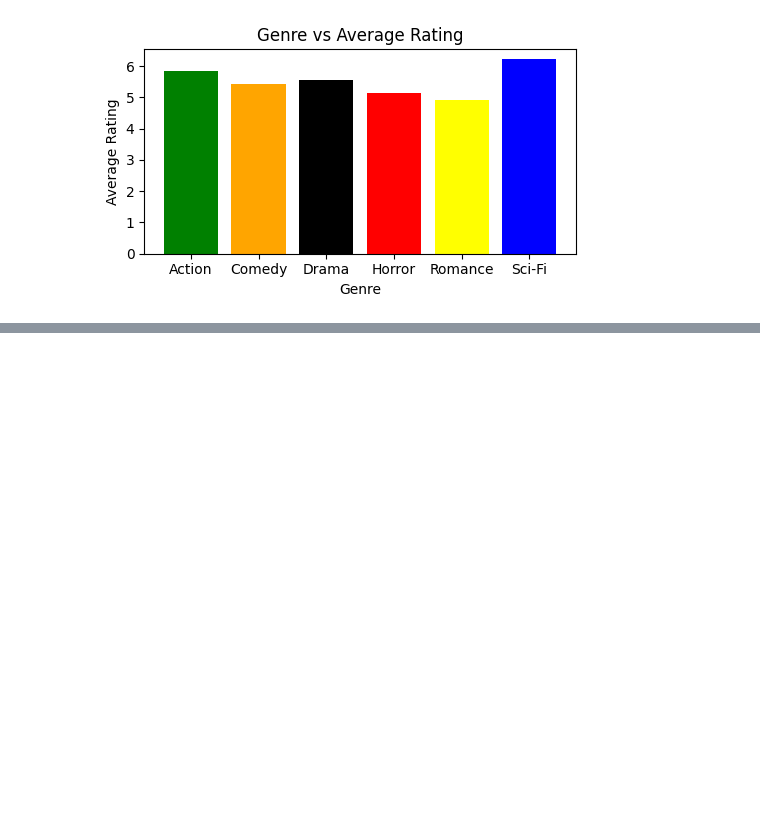
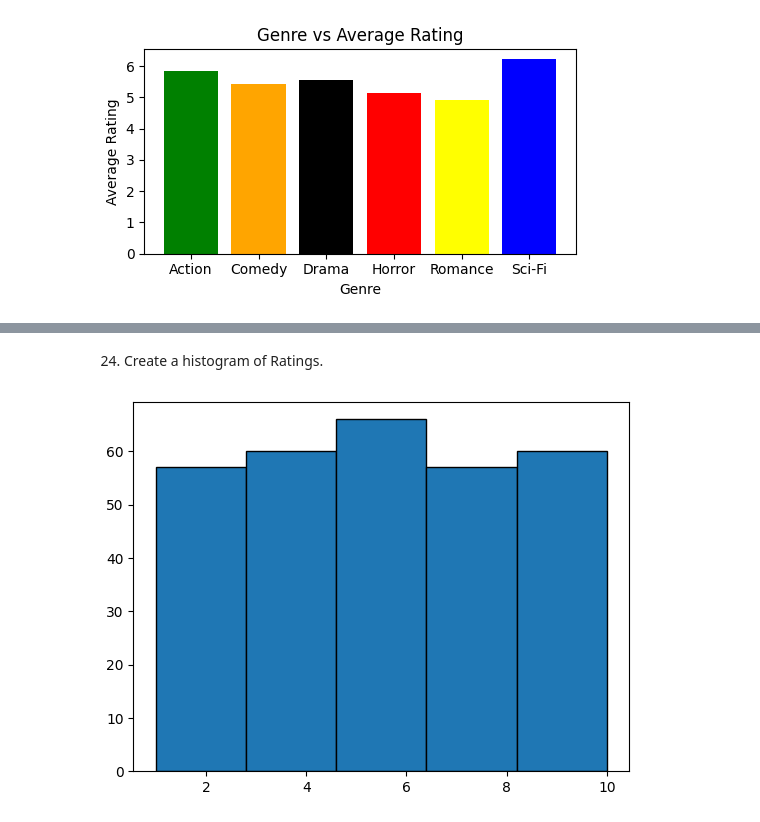
Before and after one commit to dipu-sardar/Data-Analysis-Visualization-, a Jupyter notebook: Project 02/movie.ipynb, the cells around one changed output, grey strips where cells are left out. Saved outputs shown, nothing was run; the diff lists cells and outputs as text; code cells hidden in the pictures; blank space fills up the shorter version.

```diff
--- a/Project 02/movie.ipynb
+++ b/Project 02/movie.ipynb
@@ -320,0 +350,13 @@ plt.show()
+# %% [markdown]
+24. Create a histogram of Ratings.
+# %%
+histogram = df.value_counts('Rating')
+
+plt.hist(
+    df['Rating'],
+    bins=5,
+    edgecolor='black'
+)
+plt.show()
+# %% [output]
+[figure, added]
```
Also changed, not shown: parts of 16 cells of this notebook, 4 other files.
